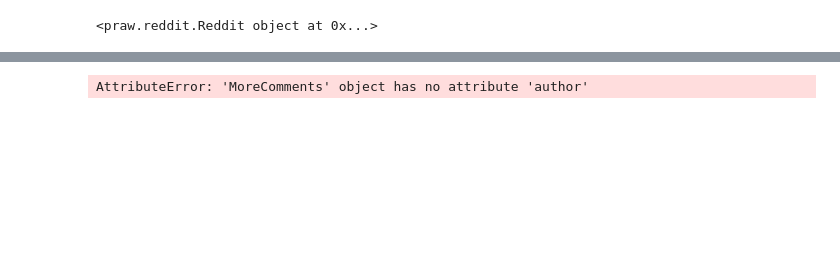
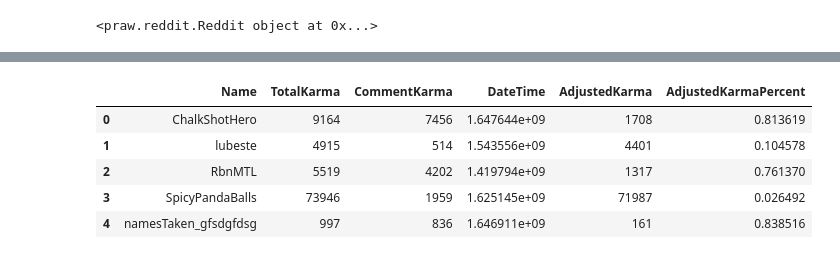
Before and after one commit to JSLifeform/RedditReader, a Jupyter notebook: Reddit.ipynb, the cells around one changed output, grey strips where cells are left out. Cells and saved outputs as stored; diff of their text form; code cells hidden in the pictures; blank space fills up the shorter version.

Commit message:
Need to graph data

```diff
--- a/Reddit.ipynb
+++ b/Reddit.ipynb
@@ -106,18 +106,22 @@ print(reddit) # Output: True
 # %%
 from datetime import datetime
 import pandas as pd
+from praw.models import MoreComments
 
 url = "https://www.reddit.com/r/worldnews/comments/ti0564/link_found_between_vaccine_resistance_sympathy/"
 submission = reddit.submission(url=url)
 
-df = pd.DataFrame(columns = ['Name', 'TotalKarma', 'CommentKarma', 'DateTime'])
+df = pd.DataFrame(columns = ['Name', 'TotalKarma', 'CommentKarma', 'DateTime', 'AdjustedKarma', 'AdjustedKarmaPercent'])
 
 for comment in submission.comments:
+    if isinstance(comment, MoreComments):
+        continue
     timestamp = comment.author.created_utc
-    df = df.append({'Name' : str(comment.author), 'TotalKarma' : int(comment.author.comment_karma), 'CommentKarma' : int(comment.score),
-                    'DateTime' : comment.author.created_utc}, ignore_index = True)
+    df = df.append({'Name' : comment.author, 'TotalKarma' : comment.author.comment_karma, 'CommentKarma' : comment.score,
+                    'DateTime' : comment.author.created_utc, 'AdjustedKarma' : -(comment.score - comment.author.comment_karma),
+                   'AdjustedKarmaPercent' : comment.score / comment.author.comment_karma}, ignore_index = True)
     convertedDate = datetime.fromtimestamp(timestamp)
     print(str(comment.author) + " " + str(comment.author.comment_karma) + " " + str(comment.score) + " " + str(convertedDate))
 
-df
+df.head()
 # %% [output]
@@ -140,2 +144,7 @@ VVonton 3813 5 2015-01-14 22:30:55
 Forge_your_own_path 1919 5 2021-01-17 08:25:27
-AttributeError: 'MoreComments' object has no attribute 'author'
+|  | Name | TotalKarma | CommentKarma | DateTime | AdjustedKarma | AdjustedKarmaPercent |
+| 0 | ChalkShotHero | 9164 | 7456 | 1.647644e+09 | 1708 | 0.813619 |
+| 1 | lubeste | 4915 | 514 | 1.543556e+09 | 4401 | 0.104578 |
+| 2 | RbnMTL | 5519 | 4202 | 1.419794e+09 | 1317 | 0.761370 |
+| 3 | SpicyPandaBalls | 73946 | 1959 | 1.625145e+09 | 71987 | 0.026492 |
+| 4 | namesTaken_gfsdgfdsg | 997 | 836 | 1.646911e+09 | 161 | 0.838516 |
```
Also changed, not shown: parts of 4 cells of this notebook.
